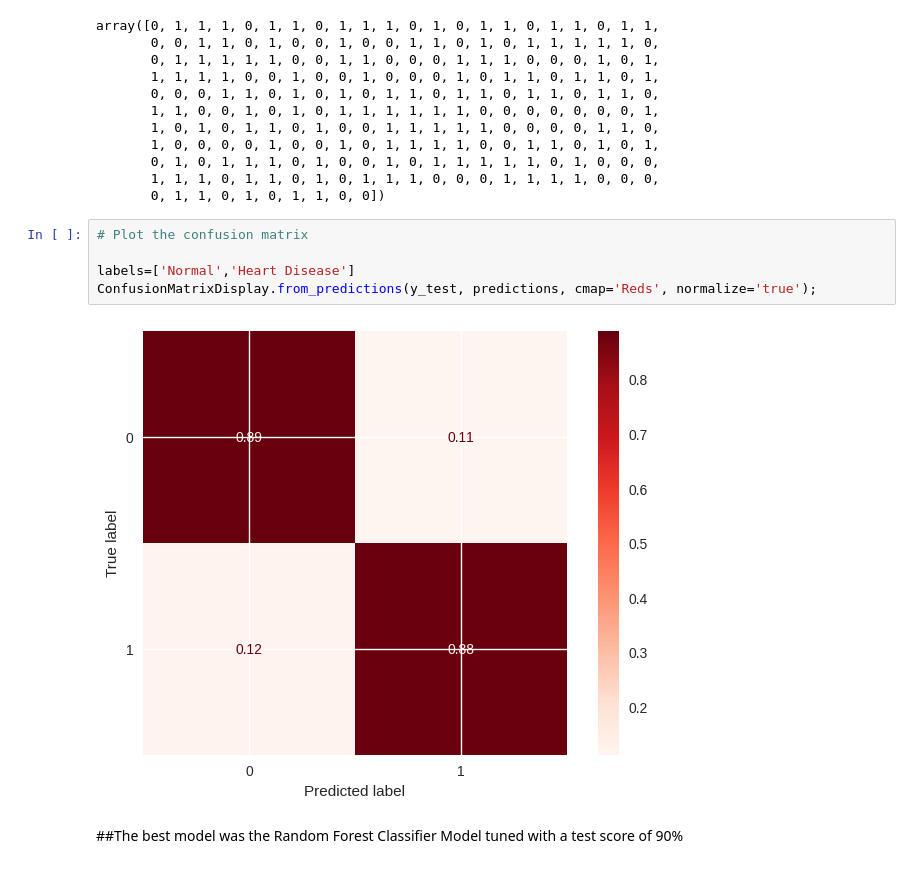
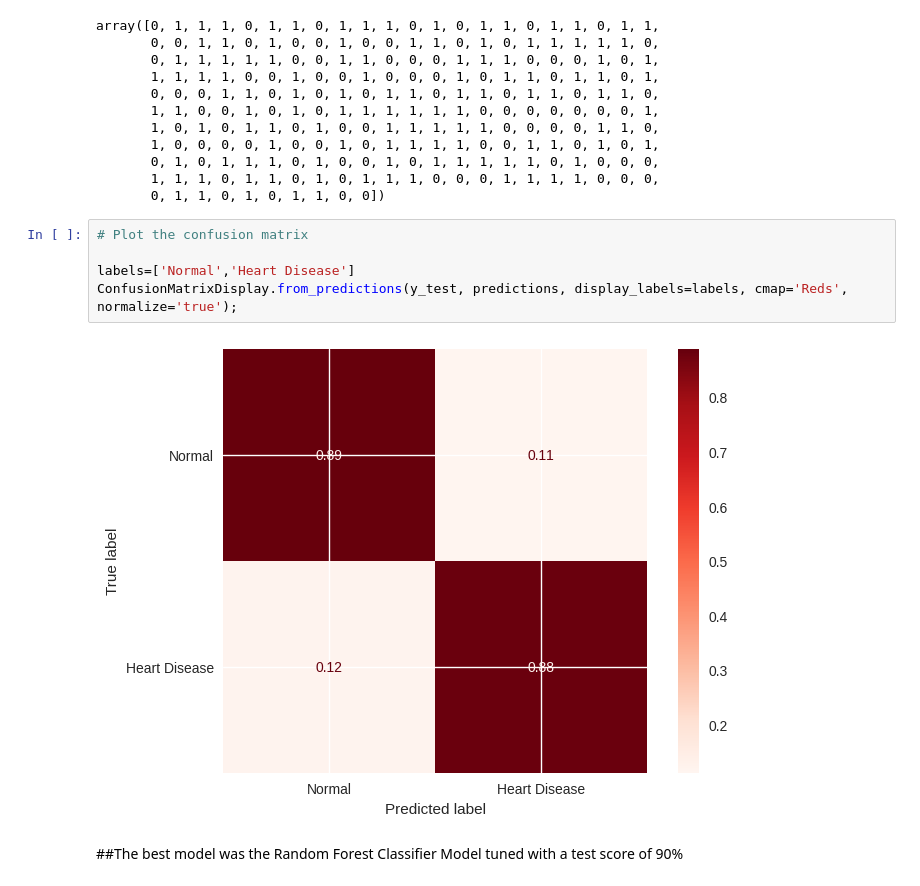
Before and after one commit to oscardominguez-ds/Heart-Failure-Prediction, a Jupyter notebook: Heart_Failure_Prediction.ipynb, the cells around one changed output. Drawn from its saved outputs; the diff is of its cells as text.

```diff
--- a/Heart_Failure_Prediction.ipynb
+++ b/Heart_Failure_Prediction.ipynb
@@ -974,9 +974,9 @@ array([0, 1, 1, 1, 0, 1, 1, 0, 1, 1, 1, 0, 1, 0, 1, 1, 0, 1, 1, 0, 1, 1,
 # %%
 # Plot the confusion matrix
 
 labels=['Normal','Heart Disease']
-ConfusionMatrixDisplay.from_predictions(y_test, predictions, cmap='Reds', normalize='true');
+ConfusionMatrixDisplay.from_predictions(y_test, predictions, display_labels=labels, cmap='Reds', normalize='true');
 # %% [output]
-[figure, old version]
+[figure, new version]
 # %% [markdown]
 ##The best model was the Random Forest Classifier Model tuned with a test score of 90%
```
Also changed, not shown: parts of 3 cells of this notebook.
